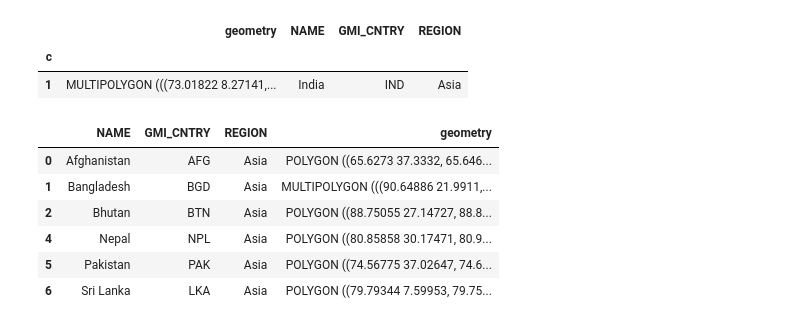
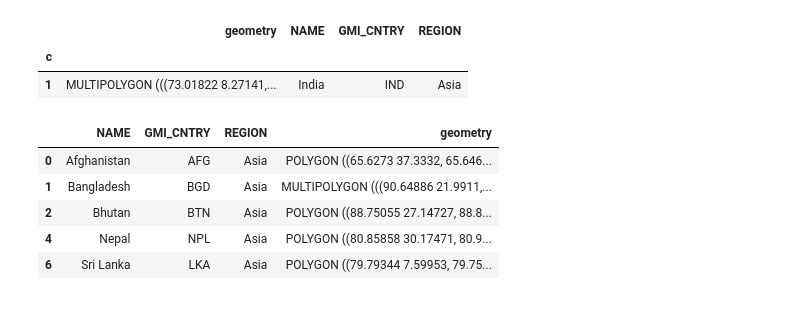
Before and after one commit to urbanemissionsinfo/AQNEST, a Jupyter notebook: CutRasters.ipynb, the cells around one changed output. Saved outputs shown, nothing was run; the diff lists cells and outputs as text; code cells hidden in the pictures.

```diff
--- a/CutRasters.ipynb
+++ b/CutRasters.ipynb
@@ -36,9 +36,9 @@ with rasterio.open("data/landscan-africa-2024.tif", "w", **out_meta) as dest:
 Input file size is 9589, 8659
 0...10...20...30...40...50...60...70...80...90...100 - done.
 # %%
-boundary = gpd.read_file('data/adm0_africa/adm0_africa.shp')
+boundary = gpd.read_file('data/world_adm0/adm0_asia_south.shp')
 boundary = boundary.set_crs("EPSG:4326")
-boundary = boundary.simplify(0.01)
+#boundary = boundary.simplify(0.01)
 boundary.plot()
 # %% [output]
 <Axes: >
@@ -60,15 +61,14 @@ india
 | c |  |  |  |  |
 | 1 | MULTIPOLYGON (((73.01822 8.27141,... | India | IND | Asia |
 # %%
-boundary = boundary.drop(3)
+boundary = boundary.drop([3,5])
 boundary
 # %% [output]
 |  | NAME | GMI_CNTRY | REGION | geometry |
 | 0 | Afghanistan | AFG | Asia | POLYGON ((65.6273 37.3332, 65.646... |
 | 1 | Bangladesh | BGD | Asia | MULTIPOLYGON (((90.64886 21.9911,... |
 | 2 | Bhutan | BTN | Asia | POLYGON ((88.75055 27.14727, 88.8... |
 | 4 | Nepal | NPL | Asia | POLYGON ((80.85858 30.17471, 80.9... |
-| 5 | Pakistan | PAK | Asia | POLYGON ((74.56775 37.02647, 74.6... |
 | 6 | Sri Lanka | LKA | Asia | POLYGON ((79.79344 7.59953, 79.75... |
 # %%
 import pandas as pd
```
Also changed, not shown: parts of 4 cells of this notebook, 4 other files.
